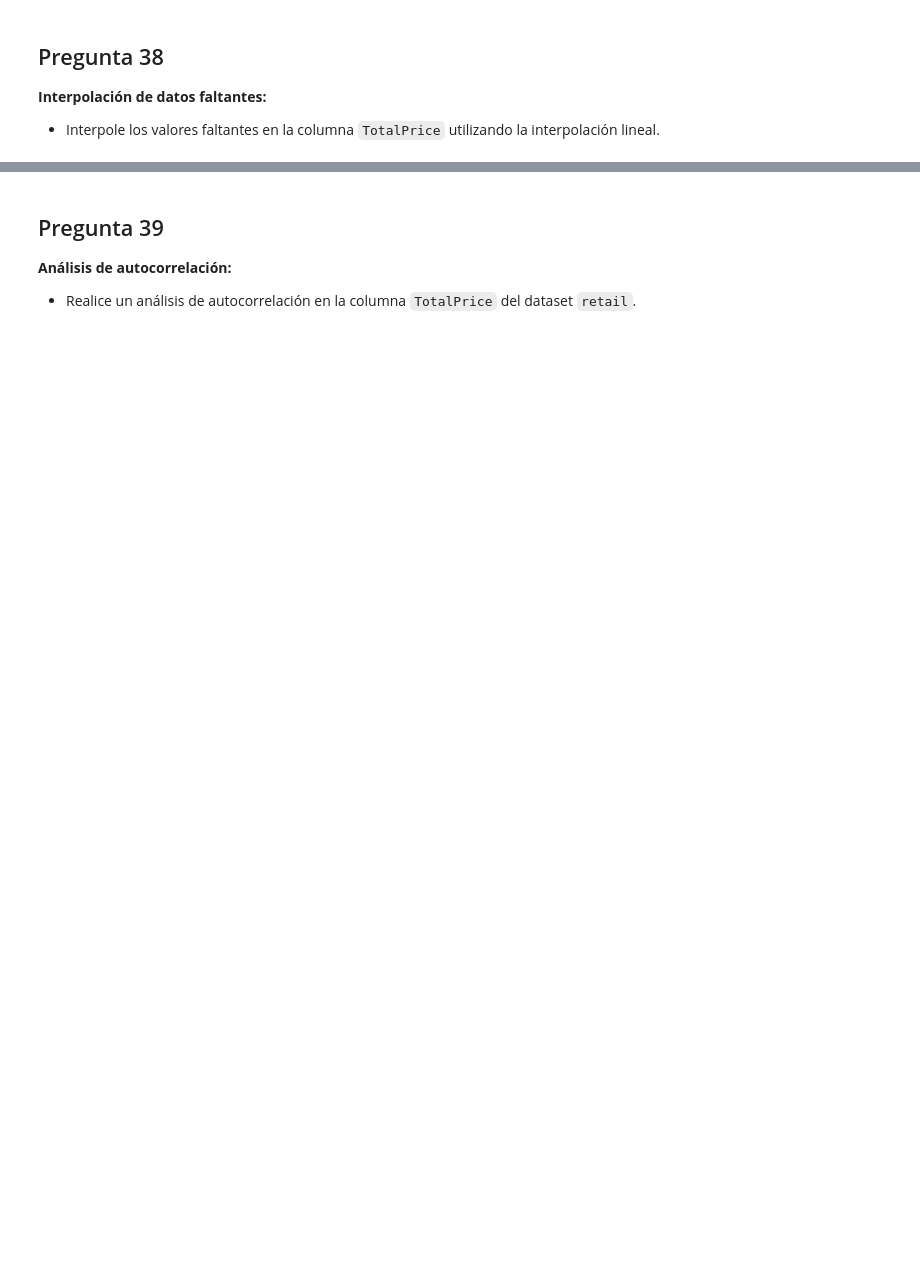
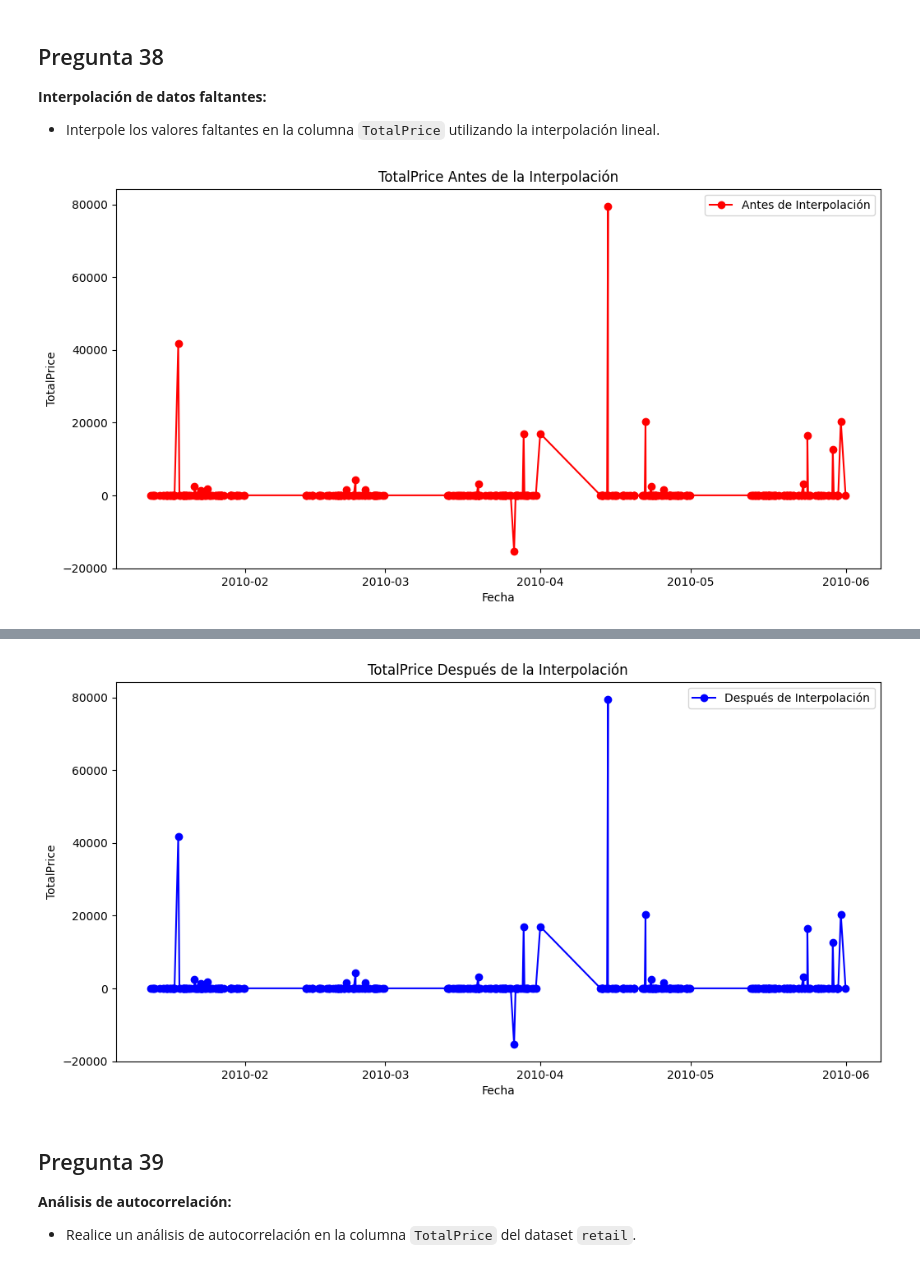
Before and after one commit to mizos0512/RPython, a Jupyter notebook: Notebooks/P-43_Notebook-43.ipynb, the cells around one changed output, grey strips where cells are left out. Saved outputs shown, nothing was run; the diff lists cells and outputs as text; code cells hidden in the pictures; blank space fills up the shorter version.

```diff
--- a/Notebooks/P-43_Notebook-43.ipynb
+++ b/Notebooks/P-43_Notebook-43.ipynb
@@ -230,3 +1504,43 @@ SyntaxError: invalid syntax (frame.py, line 509)
 ## Pregunta 38
 **Interpolación de datos faltantes:**
 - Interpole los valores faltantes en la columna `TotalPrice` utilizando la interpolación lineal.
+# %%
+import pandas as pd
+import numpy as np
+
+
+df_1 = pd.read_csv("Archivos/retail2.csv")
+
+df_1['InvoiceDate'] = pd.to_datetime(df_1['InvoiceDate'], format='%d/%m/%Y %H:%M:%S', errors='coerce')
+
+df_1['TotalPrice'] = df_1['Quantity'] * df_1['UnitPrice']
+
+df_1 = df_1.sort_values('InvoiceDate')
+
+df_1.set_index('InvoiceDate', inplace=True)
+
+# Graficar antes de la interpolación
+plt.figure(figsize=(12, 6))
+plt.plot(df_1.index, df_1['TotalPrice'], marker='o', color='red', label='Antes de Interpolación')
+plt.title('TotalPrice Antes de la Interpolación')
+plt.xlabel('Fecha')
+plt.ylabel('TotalPrice')
+plt.legend()
+plt.show()
+
+# Interpolación lineal de los valores faltantes en 'TotalPrice'
+df_1['TotalPrice'] = df_1['TotalPrice'].interpolate(method='linear')
+
+print("Interpolación lineal de los valores faltantes en 'TotalPrice'")
+print(df_1[['TotalPrice']].head(15))
+
+# Graficar después de la interpolación
+plt.figure(figsize=(12, 6))
+plt.plot(df_1.index, df_1['TotalPrice'], marker='o', color='blue', label='Después de Interpolación')
+plt.title('TotalPrice Después de la Interpolación')
+plt.xlabel('Fecha')
+plt.ylabel('TotalPrice')
+plt.legend()
+plt.show()
+# %% [output]
+[figure, added]
@@ -233,3 +1565,4 @@ SyntaxError: invalid syntax (frame.py, line 509)
+[figure, added]
 # %% [markdown]
 ## Pregunta 39
 **Análisis de autocorrelación:**
```
Also changed, not shown: parts of 93 cells of this notebook, 10 other files.
